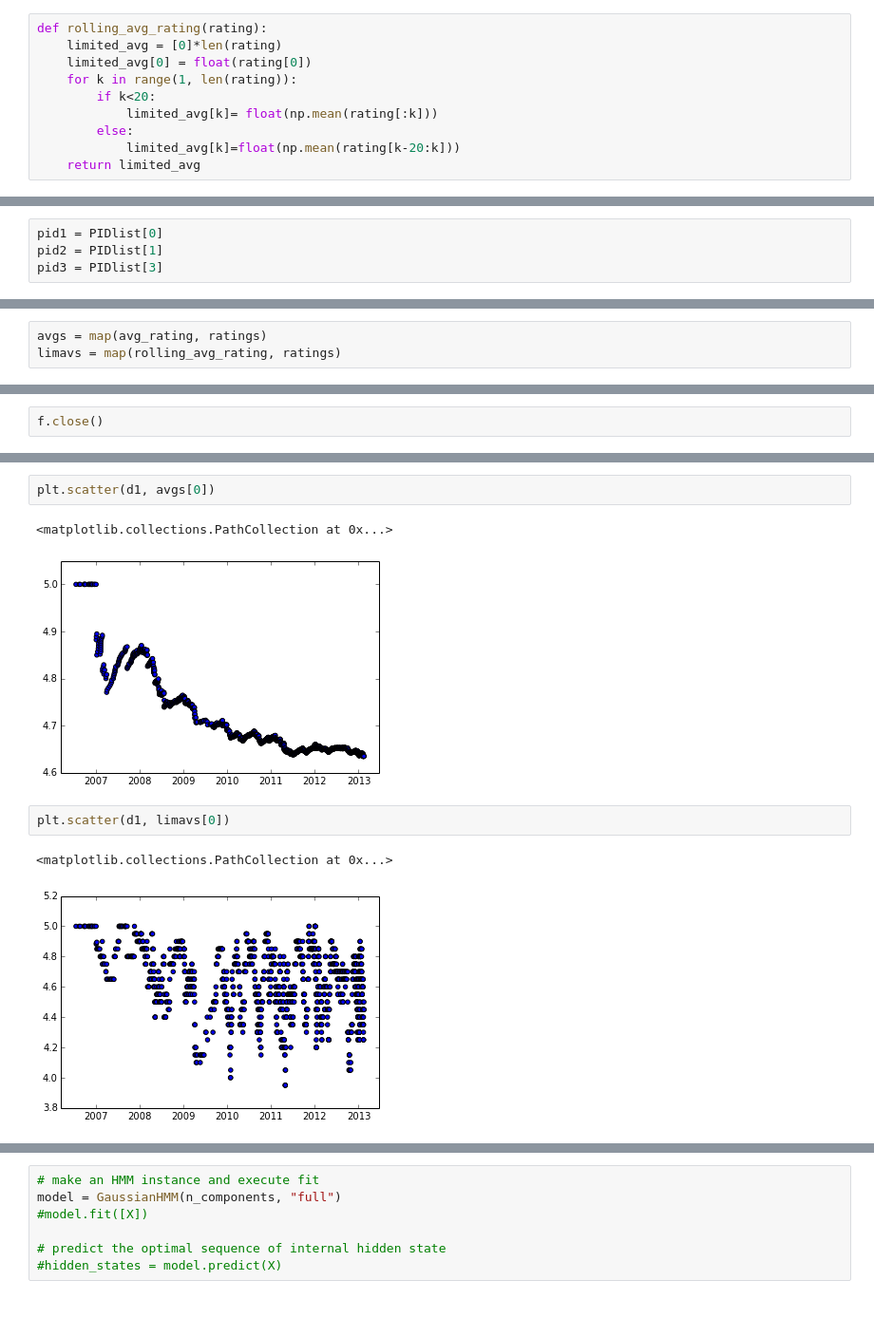
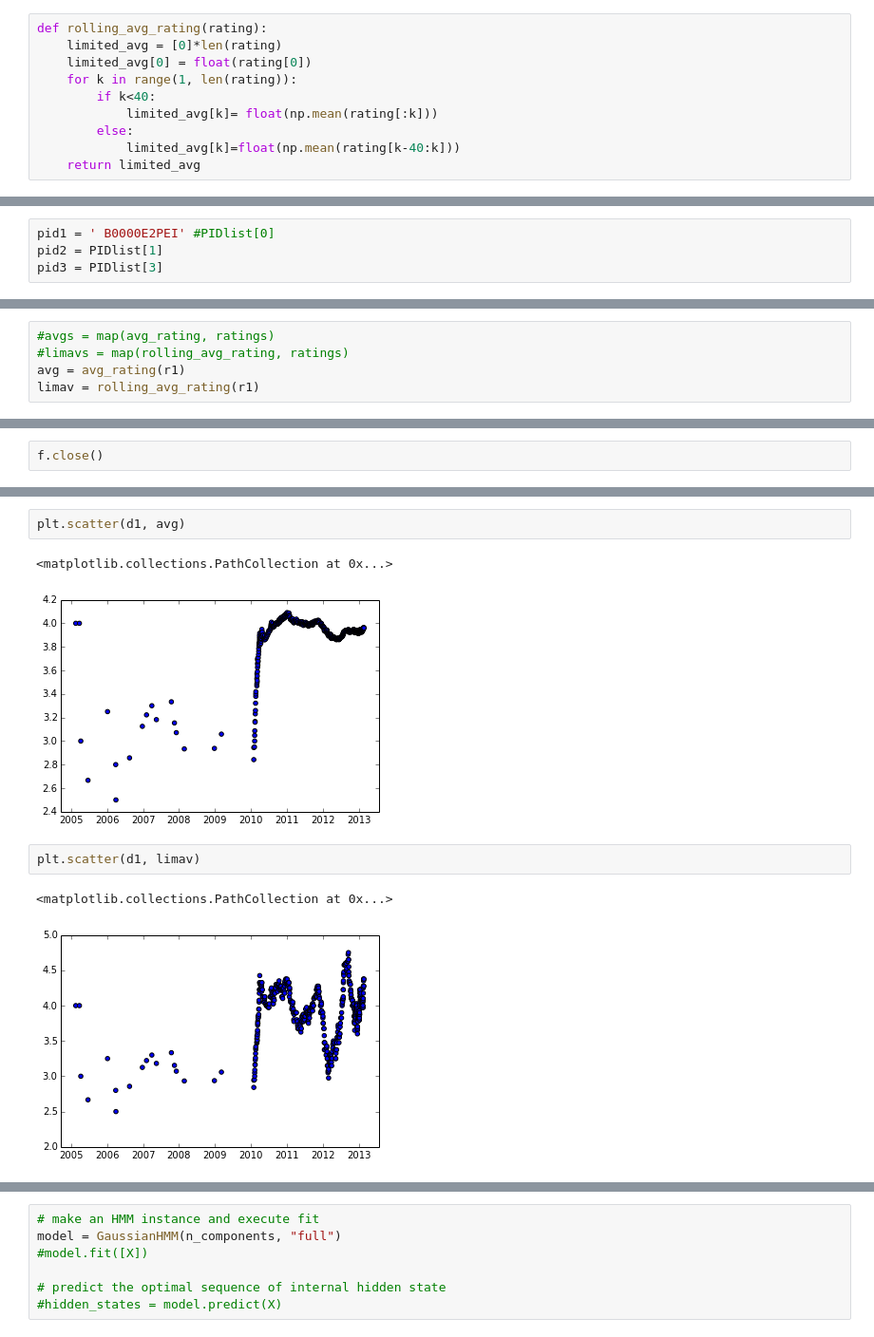
Before and after one commit to KeltyAllen/Amazon-Reviews-Project, a Jupyter notebook: GaussianHMM_scratchwork.ipynb, the cells around one changed output, grey strips where cells are left out. Shown at 95% size. Cells and saved outputs as stored; diff of their text form; blank space fills up the shorter version.

```diff
--- a/GaussianHMM_scratchwork.ipynb
+++ b/GaussianHMM_scratchwork.ipynb
@@ -52,10 +52,10 @@ def rolling_avg_rating(rating):
     limited_avg = [0]*len(rating)
     limited_avg[0] = float(rating[0])
     for k in range(1, len(rating)):
-        if k<20:
+        if k<40:
             limited_avg[k]= float(np.mean(rating[:k]))
         else:
-            limited_avg[k]=float(np.mean(rating[k-20:k]))
+            limited_avg[k]=float(np.mean(rating[k-40:k]))
     return limited_avg
 # %%
 db = MySQLdb.connect(host="localhost", user="root", db = "home_kitchen")
@@ -66,7 +66,7 @@ tablename = 'all_hk'
 # %%
 PIDlist = [' B0000X7CMQ', ' B00005AQ9Q', ' B000GTR2F6', ' B000AQSMPO', ' B00005MF9C', ' B0000E2PEI', ' B0006SFFAQ', ' B00005AQ9Q', ' B00005R19P', ' B000FFQ554', ' B0006ZUHR0']
 # %%
-pid1 = PIDlist[0]
+pid1 = ' B0000E2PEI' #PIDlist[0]
 pid2 = PIDlist[1]
 pid3 = PIDlist[3]
 # %%
@@ -78,6 +78,8 @@ ratings = [r1, r2, r3]
 # %%
-avgs = map(avg_rating, ratings)
-limavs = map(rolling_avg_rating, ratings)
+#avgs = map(avg_rating, ratings)
+#limavs = map(rolling_avg_rating, ratings)
+avg = avg_rating(r1)
+limav = rolling_avg_rating(r1)
 # %%
 for k in range(len(t1)):
     f.write(str(t1[k])+',')
@@ -96,11 +100,11 @@ plt.scatter(d1, r1)
 # %%
-plt.scatter(d1, avgs[0])
+plt.scatter(d1, avg)
 # %% [output]
 <matplotlib.collections.PathCollection at 0x...>
-[figure, old version]
+[figure, new version]
 # %%
-plt.scatter(d1, limavs[0])
+plt.scatter(d1, limav)
 # %% [output]
 <matplotlib.collections.PathCollection at 0x...>
-[figure, old version]
+[figure, new version]
 # %%
```
Also changed, not shown: parts of 15 cells of this notebook, 4 other files.
